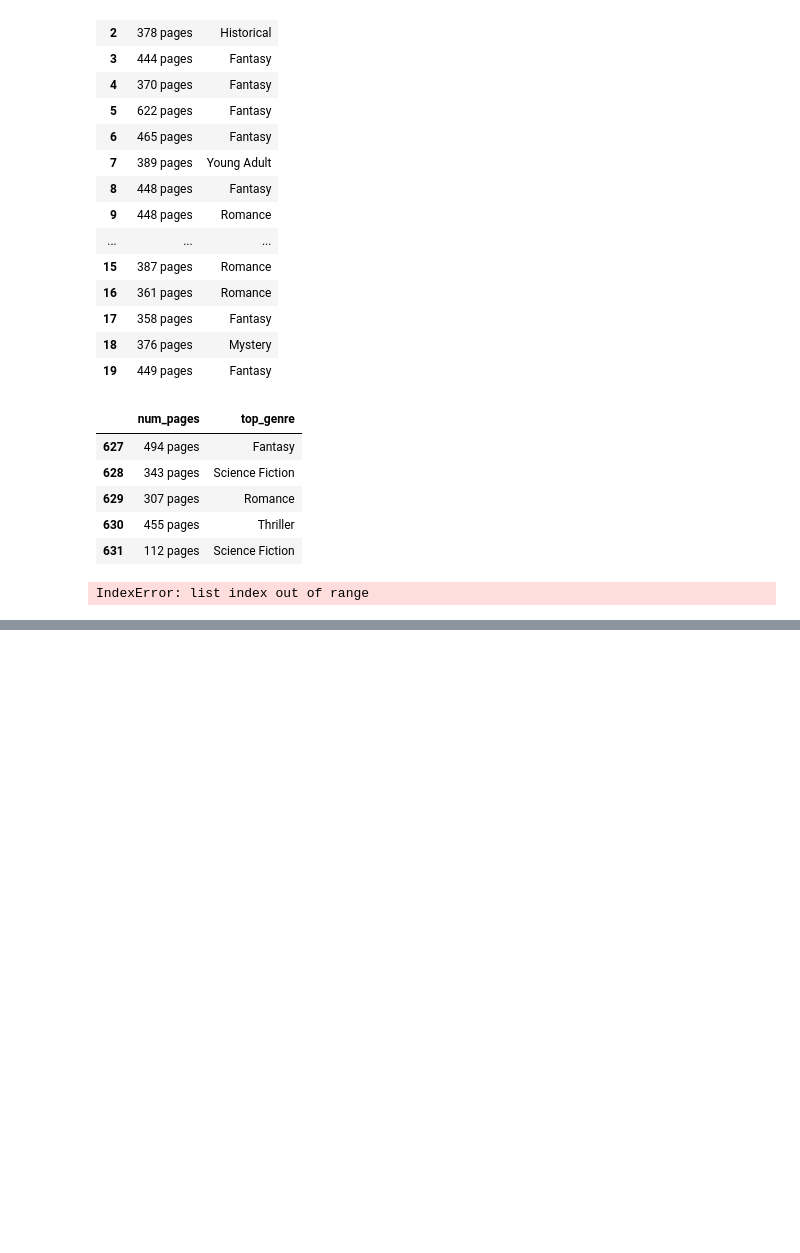
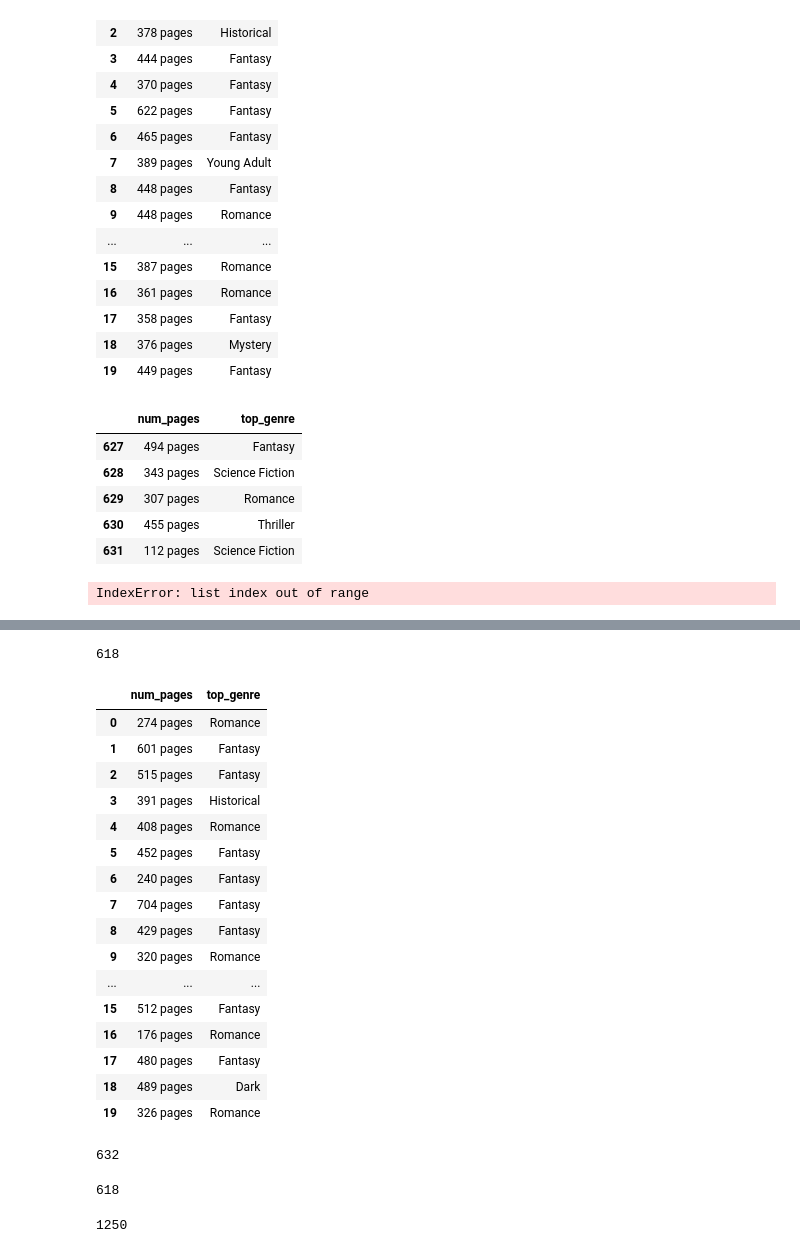
Before and after one commit to abigailasper/booktok-bestsellers, a Jupyter notebook: notebooks/goodreads_genre_pagenum_scraper.ipynb, the cells around one changed output, grey strips where cells are left out. Drawn from its saved outputs; the diff is of its cells as text; code cells hidden in the pictures; blank space fills up the shorter version.

```diff
--- a/notebooks/goodreads_genre_pagenum_scraper.ipynb
+++ b/notebooks/goodreads_genre_pagenum_scraper.ipynb
@@ -200,0 +238,27 @@ num_pages2
+# %%
+len(num_pages2)
+# %% [output]
+618
+# %%
+#save to dataframe
+book_info2 = {'num_pages':num_pages2, 'top_genre':top_genre2}
+book_info2 = pd.DataFrame(book_info2)
+book_info2.head(20)
+# %% [output]
+|  | num_pages | top_genre |
+| 0 | 274 pages | Romance |
+| 1 | 601 pages | Fantasy |
+| 2 | 515 pages | Fantasy |
+| 3 | 391 pages | Historical |
+| 4 | 408 pages | Romance |
+| 5 | 452 pages | Fantasy |
+| 6 | 240 pages | Fantasy |
+| 7 | 704 pages | Fantasy |
+| 8 | 429 pages | Fantasy |
+| 9 | 320 pages | Romance |
+| ... | ... | ... |
+| 15 | 512 pages | Fantasy |
+| 16 | 176 pages | Romance |
+| 17 | 480 pages | Fantasy |
+| 18 | 489 pages | Dark |
+| 19 | 326 pages | Romance |
@@ -200,0 +268,14 @@ num_pages2
+# %%
+len(book_info1)
+# %% [output]
+632
+# %%
+len(book_info2)
+# %% [output]
+618
+# %%
+#merge book_info
+all_book_info = pd.concat([book_info1, book_info2], ignore_index=True)
+len(all_book_info)
+# %% [output]
+1250
```
Also changed, not shown: parts of 9 cells of this notebook, 1 other file.
